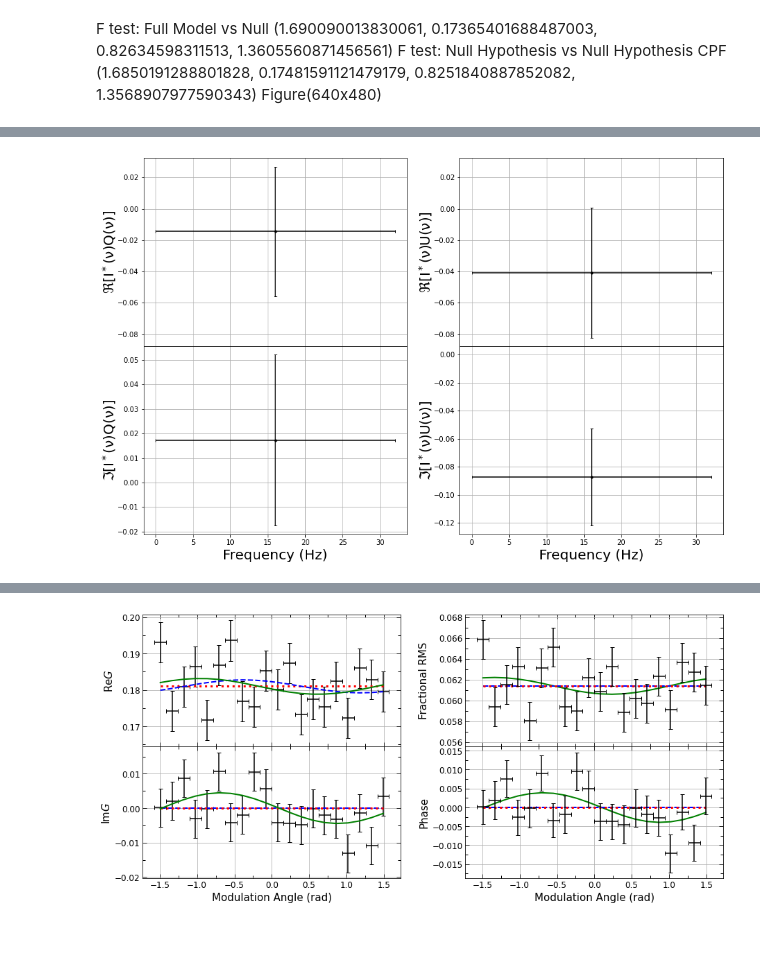
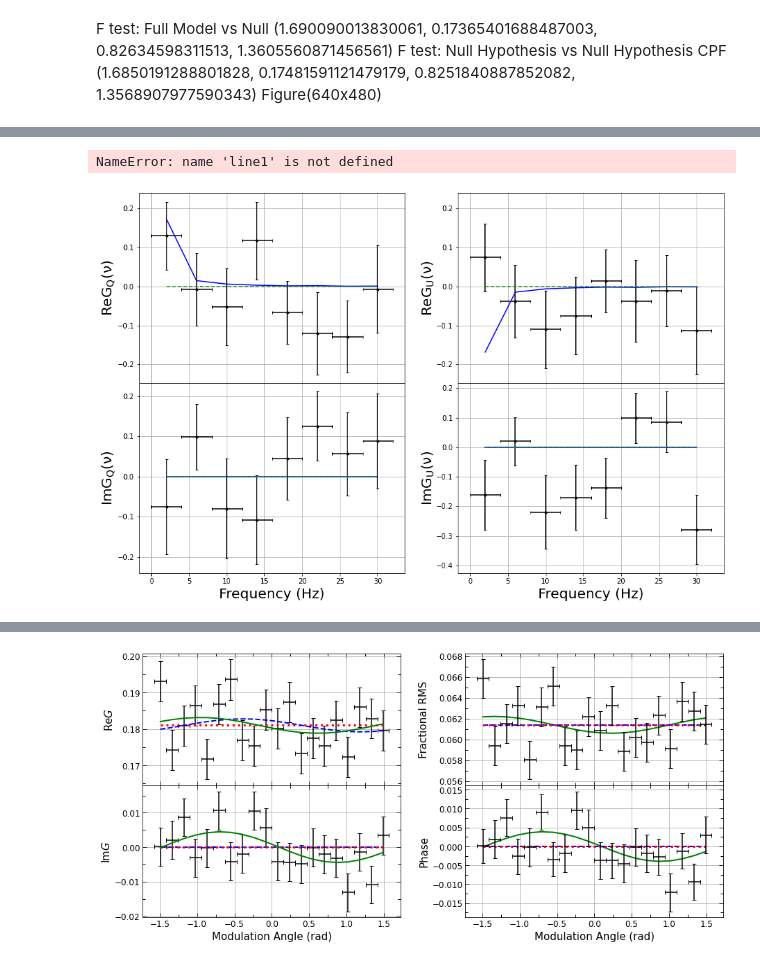
Before and after one commit to ixpe-mel/cygx1_paper, a Jupyter notebook: q_u_nu_ipynb_pages/extended_freq_search.ipynb, the cells around one changed output, grey strips where cells are left out. Saved outputs shown, nothing was run; the diff lists cells and outputs as text; code cells hidden in the pictures; blank space fills up the shorter version.

```diff
--- a/q_u_nu_ipynb_pages/extended_freq_search.ipynb
+++ b/q_u_nu_ipynb_pages/extended_freq_search.ipynb
@@ -120,43 +124,47 @@ outer_gs.update(hspace=0)
 middle_gs = gridspec.GridSpecFromSubplotSpec(1, 2, subplot_spec=outer_gs[0])
 ax_b_real = fig.add_subplot(middle_gs[0])
 ax_c_real = fig.add_subplot(middle_gs[1], sharey=ax_b_real)
-ax_b_real.set_ylabel(r'$\Re[\rm I^*(\nu) \rm Q(\nu)]$', size=20, labelpad=0)
-ax_c_real.set_ylabel(r'$\Re[\rm I^*(\nu) \rm U(\nu)]$', size=20, labelpad=0)
+ax_b_real.set_ylabel(r'$\rm ReG_Q(\nu)$', size=20, labelpad=0)
+ax_c_real.set_ylabel(r'$\rm ReG_U(\nu)$', size=20, labelpad=0)
+
 #ax_c_real.set_title('C real')
-ax_b_real.errorbar(av_f, result_32_8['B_real'], xerr=av_f_err, yerr=result_32_8['B_real_err'], ls='None', fmt='.', capsize=2,color='black')
-ax_b_real.plot(av_f,result_32_8['B_null_real'],color='blue')
-ax_c_real.errorbar(av_f, result_32_8['C_real'], xerr=av_f_err, yerr=result_32_8['C_real_err'], ls='None', fmt='.', capsize=2,color='black')
-ax_c_real.plot(av_f,result_32_8['C_null_real'],color='blue')
+ax_b_real.errorbar(av_f, result_32_8['B_real'], xerr=av_f_err, yerr=result_32_8['B_real_err'], ls='None', fmt='.', capsize=2,color='black',label='B real')
+ax_b_real.plot(av_f,result_32_8['B_null_real'],color='blue',label='B null')
+ax_c_real.errorbar(av_f, result_32_8['C_real'], xerr=av_f_err, yerr=result_32_8['C_real_err'], ls='None', fmt='.', capsize=2,color='black',label='C real')
+ax_c_real.plot(av_f,result_32_8['C_null_real'],color='blue',label='C null')
 ax_c_real.plot(av_f, c_null_null, color='forestgreen', linestyle='--', label='C null')
 ax_b_real.plot(av_f, b_null_null, color='forestgreen', linestyle='--', label='B null')
 ax_b_real.grid(True)
 ax_c_real.grid(True)
 
 # B imag and C imag (shares x-axis with the above)
 bottom_gs = gridspec.GridSpecFromSubplotSpec(1, 2, subplot_spec=outer_gs[1])
 ax_b_imag = fig.add_subplot(bottom_gs[0], sharex=ax_b_real)  # B imag shares x-axis with B real
 ax_c_imag = fig.add_subplot(bottom_gs[1], sharex=ax_b_real)  # C imag shares x-axis with B real
-ax_b_imag.set_ylabel(r'$\Im[\rm I^*(\nu) \rm Q(\nu)]$', size=20, labelpad=0)
-ax_c_imag.set_ylabel(r'$\Im[\rm I^*(\nu) \rm U(\nu)]$', size=20, labelpad=0)
-ax_b_imag.errorbar(av_f, result_32_8['B_imag'], xerr=av_f_err, yerr=result['B_imag_err'], ls='None', fmt='.', capsize=2,color='black')
-ax_b_imag.plot(av_f,result_32_8['B_null_imag'],color='blue')
-ax_c_imag.errorbar(av_f, result_32_8['C_imag'], xerr=av_f_err, yerr=result_32_8['C_imag_err'], ls='None', fmt='.', capsize=2,color='black')
+ax_b_imag.set_ylabel(r'$\rm ImG_Q(\nu)$', size=20, labelpad=0)
+ax_c_imag.set_ylabel(r'$\rm ImG_U(\nu)$', size=20, labelpad=0)
+ax_b_imag.errorbar(av_f, result_32_8['B_imag'], xerr=av_f_err, yerr=result_32_8['B_imag_err'], ls='None', fmt='.', capsize=2,color='black',label='B imag')
+
+ax_b_imag.plot(av_f,result_32_8['B_null_imag'],color='blue',label='B null')
+ax_c_imag.errorbar(av_f, result_32_8['C_imag'], xerr=av_f_err, yerr=result_32_8['C_imag_err'], ls='None', fmt='.', capsize=2,color='black',label='C imag')
 ax_c_imag.plot(av_f,result_32_8['C_null_imag'],color='blue')
 ax_c_imag.plot(av_f, c_null_null, color='forestgreen', linestyle='--', label='C null')
 ax_b_imag.plot(av_f, b_null_null, color='forestgreen', linestyle='--', label='B null')
 ax_c_imag.set_xlabel('Frequency (Hz)', fontsize=20)
 ax_b_imag.set_xlabel('Frequency (Hz)', fontsize=20)
 #plt.xscale('log')
 #plt.yscale('log')
 ax_b_imag.grid(True)
 ax_c_imag.grid(True)
 
+# --- Single figure legend --
 
-
+#plt.legend()
 # Tight layout to avoid overlap of labels
 #plt.tight_layout(rect=[0.06, 0.04, 1, 0.95])
 plt.savefig('B_C_real_imag_wnull.pdf',dpi=1000)
 plt.savefig('/home/c2032014/cygx1_paper/qu_nu_32.pdf',dpi=3000)
 plt.show()
 # %% [output]
+NameError: name 'line1' is not defined
-[figure, old version]
+[figure, new version]
```
Also changed, not shown: parts of 12 cells of this notebook, 8 other files.
